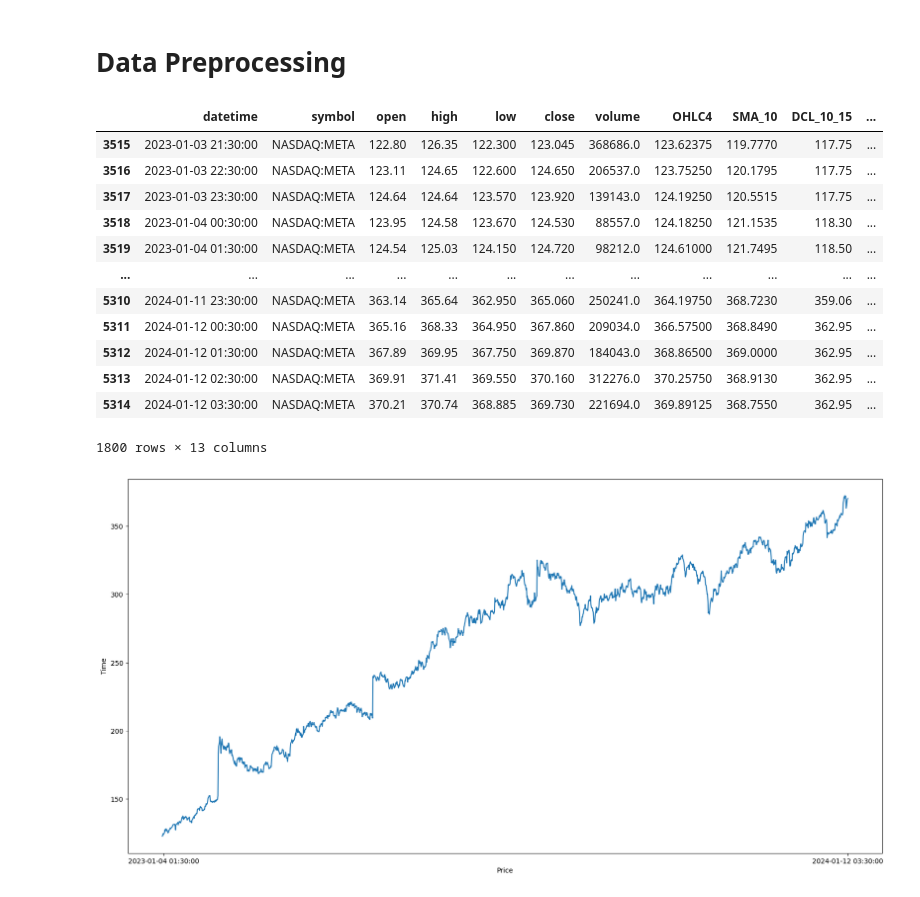
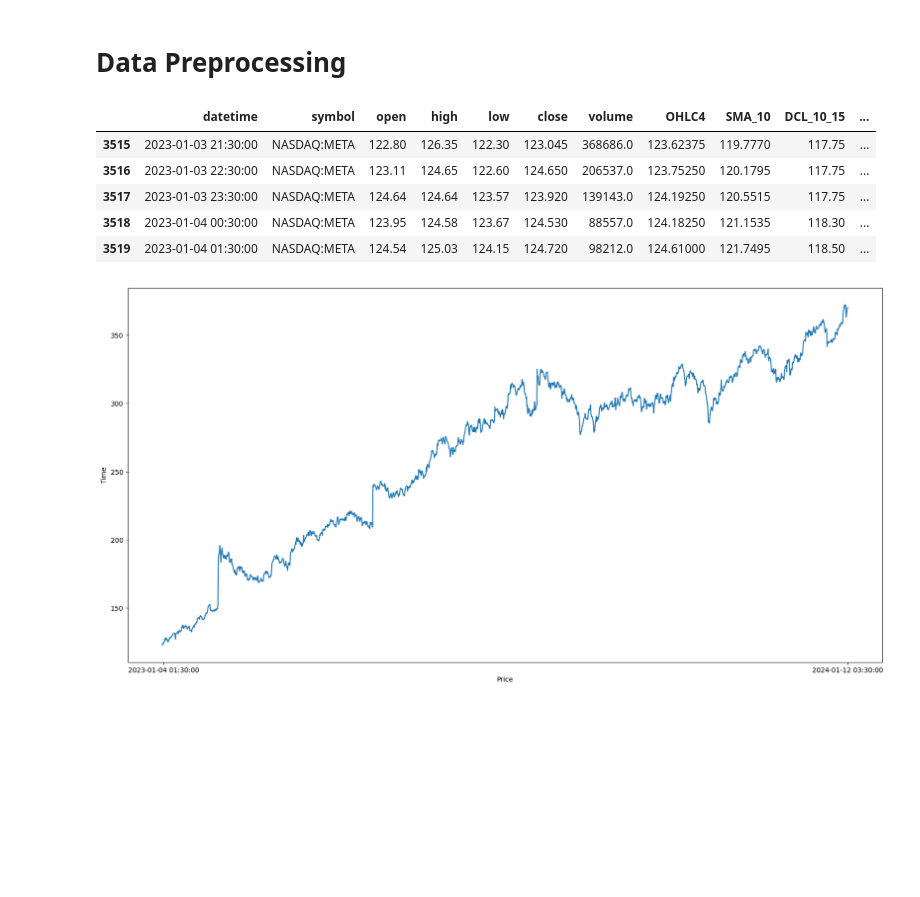
Before and after one commit to trungviet17/TA_Patterns_Recognition, a Jupyter notebook: Analysis.ipynb, the cells around one changed output. Cells and saved outputs as stored; diff of their text form; code cells hidden in the pictures; blank space fills up the shorter version.

```diff
--- a/Analysis.ipynb
+++ b/Analysis.ipynb
@@ -68,21 +68,14 @@ analysis.summary
 # %%
 # extract data
 main_df = df[df['datetime'] > '2023']
-main_df
+main_df.head()
 # %% [output]
 |  | datetime | symbol | open | high | low | close | volume | OHLC4 | SMA_10 | DCL_10_15 | ... |
-| 3515 | 2023-01-03 21:30:00 | NASDAQ:META | 122.80 | 126.35 | 122.300 | 123.045 | 368686.0 | 123.62375 | 119.7770 | 117.75 | ... |
-| 3516 | 2023-01-03 22:30:00 | NASDAQ:META | 123.11 | 124.65 | 122.600 | 124.650 | 206537.0 | 123.75250 | 120.1795 | 117.75 | ... |
-| 3517 | 2023-01-03 23:30:00 | NASDAQ:META | 124.64 | 124.64 | 123.570 | 123.920 | 139143.0 | 124.19250 | 120.5515 | 117.75 | ... |
-| 3518 | 2023-01-04 00:30:00 | NASDAQ:META | 123.95 | 124.58 | 123.670 | 124.530 | 88557.0 | 124.18250 | 121.1535 | 118.30 | ... |
-| 3519 | 2023-01-04 01:30:00 | NASDAQ:META | 124.54 | 125.03 | 124.150 | 124.720 | 98212.0 | 124.61000 | 121.7495 | 118.50 | ... |
-| ... | ... | ... | ... | ... | ... | ... | ... | ... | ... | ... | ... |
-| 5310 | 2024-01-11 23:30:00 | NASDAQ:META | 363.14 | 365.64 | 362.950 | 365.060 | 250241.0 | 364.19750 | 368.7230 | 359.06 | ... |
-| 5311 | 2024-01-12 00:30:00 | NASDAQ:META | 365.16 | 368.33 | 364.950 | 367.860 | 209034.0 | 366.57500 | 368.8490 | 362.95 | ... |
-| 5312 | 2024-01-12 01:30:00 | NASDAQ:META | 367.89 | 369.95 | 367.750 | 369.870 | 184043.0 | 368.86500 | 369.0000 | 362.95 | ... |
-| 5313 | 2024-01-12 02:30:00 | NASDAQ:META | 369.91 | 371.41 | 369.550 | 370.160 | 312276.0 | 370.25750 | 368.9130 | 362.95 | ... |
-| 5314 | 2024-01-12 03:30:00 | NASDAQ:META | 370.21 | 370.74 | 368.885 | 369.730 | 221694.0 | 369.89125 | 368.7550 | 362.95 | ... |
+| 3515 | 2023-01-03 21:30:00 | NASDAQ:META | 122.80 | 126.35 | 122.30 | 123.045 | 368686.0 | 123.62375 | 119.7770 | 117.75 | ... |
+| 3516 | 2023-01-03 22:30:00 | NASDAQ:META | 123.11 | 124.65 | 122.60 | 124.650 | 206537.0 | 123.75250 | 120.1795 | 117.75 | ... |
+| 3517 | 2023-01-03 23:30:00 | NASDAQ:META | 124.64 | 124.64 | 123.57 | 123.920 | 139143.0 | 124.19250 | 120.5515 | 117.75 | ... |
+| 3518 | 2023-01-04 00:30:00 | NASDAQ:META | 123.95 | 124.58 | 123.67 | 124.530 | 88557.0 | 124.18250 | 121.1535 | 118.30 | ... |
+| 3519 | 2023-01-04 01:30:00 | NASDAQ:META | 124.54 | 125.03 | 124.15 | 124.720 | 98212.0 | 124.61000 | 121.7495 | 118.50 | ... |
-1800 rows × 13 columns
 # %%
 import matplotlib.pyplot as  plt
 
```
Also changed, not shown: parts of 2 cells of this notebook.
